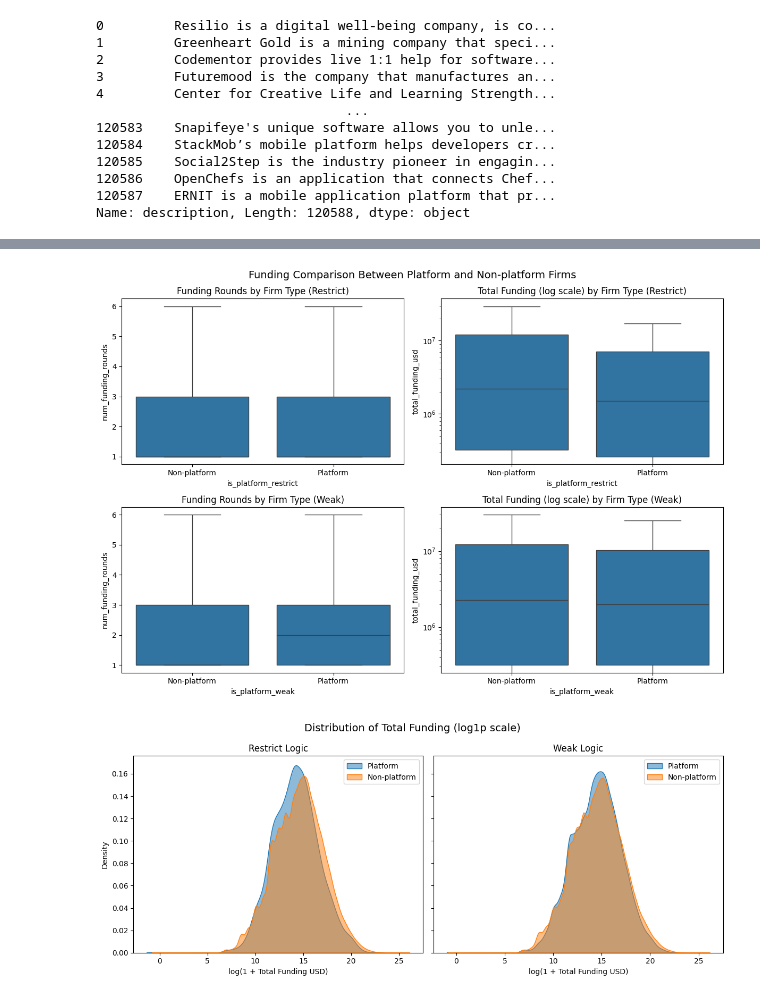
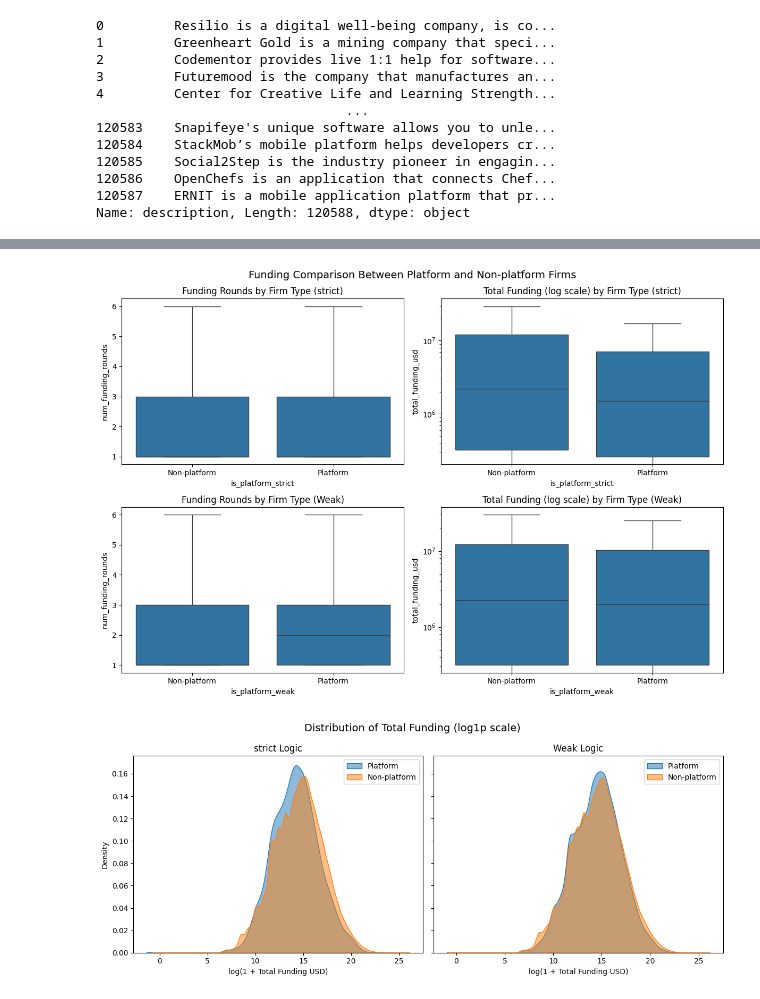
Before and after one commit to xiaohai12/RA-crunchbase-analysis, a Jupyter notebook: crunchbase_analysis.ipynb, the cells around one changed output, grey strips where cells are left out. Saved outputs shown, nothing was run; the diff lists cells and outputs as text; code cells hidden in the pictures.

```diff
--- a/crunchbase_analysis.ipynb
+++ b/crunchbase_analysis.ipynb
@@ -147,15 +186,15 @@ def check_platform_weak(row):
         return 0
 # %%
 def check_digital_nonplatform(row):
-    if not row['is_platform_restrict']:
+    if not row['is_platform_strict']:
         if row['num_keyword_digital_nonplatform'] >= row['num_keyword_nonditigal_nonplatform']:
             return 1
         else:
             return 0
     else:
-        return None
+        return -1
 # %%
-df_org_fund['is_platform_restrict'] = df_org_fund.apply(lambda row: check_platform_restrict(row), axis=1)
+df_org_fund['is_platform_strict'] = df_org_fund.apply(lambda row: check_platform_strict(row), axis=1)
 df_org_fund['is_platform_weak'] = df_org_fund.apply(lambda row: check_platform_weak(row), axis=1)
 # %%
 df_org_fund['is_digital_nonplatform'] = df_org_fund.apply(lambda row: check_digital_nonplatform(row), axis=1)
@@ -171,5 +230,6 @@ df_org_fund.head()
 # %%
 df_org_grouped = df_org_fund.groupby('uuid', as_index=False).first()
+df_org_grouped['first_round_on'] = df_org_grouped['FR_announced_on']
 df_org_grouped.drop(columns=['FR_uuid', 'FR_org_uuid', 'FR_name', 'FR_investment_type', 'FR_announced_on', 'FR_raised_amount_usd'], inplace=True)
 # %%
 df_org_grouped['description']
@@ -238,5 +301,2 @@ df_company
 # %%
 # df_company.to_csv('crunchbase_orgs_platform_classification.csv', index=False)
-# %%
-df_org_grouped = df_org_fund.groupby('uuid', as_index=False).first()
-df_org_grouped.drop(columns=['FR_uuid', 'FR_org_uuid', 'FR_name', 'FR_investment_type', 'FR_announced_on', 'FR_raised_amount_usd'], inplace=True)
@@ -255,63 +306,60 @@ nonplatform_restrict  = df_org_grouped[df_org_grouped['is_platform_restrict'] ==
 platform_weak = df_org_grouped[df_org_grouped['is_platform_weak'] == 1]
 nonplatform_weak = df_org_grouped[df_org_grouped['is_platform_weak'] == 0]
 # %%
-import matplotlib.pyplot as plt
-import seaborn as sns
-
 fig, axes = plt.subplots(2, 2, figsize=(12, 8))
 
-# --- (1,1) Restrict - num_funding_rounds ---
+# --- (1,1) strict - num_funding_rounds ---
 sns.boxplot(
     data=df_org_grouped,
-    x='is_platform_restrict',
+    x='is_platform_strict',
     y='num_funding_rounds',
     showfliers=False,
     ax=axes[0, 0]
 )
 axes[0, 0].set_xticklabels(['Non-platform', 'Platform'])
-axes[0, 0].set_title('Funding Rounds by Firm Type (Restrict)')
+axes[0, 0].set_title('Funding Rounds by Firm Type (strict)')
 
-# --- (1,2) Restrict - total_funding_usd ---
+# --- (1,2) strict - total_funding_usd ---
 sns.boxplot(
     data=df_org_grouped,
-    x='is_platform_restrict',
+    x='is_platform_strict',
     y='total_funding_usd',
     showfliers=False,
     ax=axes[0, 1]
 )
 axes[0, 1].set_yscale('log')
 axes[0, 1].set_xticklabels(['Non-platform', 'Platform'])
-axes[0, 1].set_title('Total Funding (log scale) by Firm Type (Restrict)')
+axes[0, 1].set_title('Total Funding (log scale) by Firm Type (strict)')
 
 # --- (2,1) Weak - num_funding_rounds ---
 sns.boxplot(
     data=df_org_grouped,
     x='is_platform_weak',
     y='num_funding_rounds',
     showfliers=False,
     ax=axes[1, 0]
 )
 axes[1, 0].set_xticklabels(['Non-platform', 'Platform'])
 axes[1, 0].set_title('Funding Rounds by Firm Type (Weak)')
 
 # --- (2,2) Weak - total_funding_usd ---
 sns.boxplot(
     data=df_org_grouped,
     x='is_platform_weak',
     y='total_funding_usd',
     showfliers=False,
     ax=axes[1, 1]
 )
 axes[1, 1].set_yscale('log')
 axes[1, 1].set_xticklabels(['Non-platform', 'Platform'])
 axes[1, 1].set_title('Total Funding (log scale) by Firm Type (Weak)')
 
 # --- Layout ---
 plt.tight_layout()
 plt.suptitle('Funding Comparison Between Platform and Non-platform Firms', fontsize=14, y=1.02)
 plt.show()
 # %% [output]
-[figure, old version]
+[figure, new version]
 # %%
 
 
```
Also changed, not shown: parts of 60 cells of this notebook, 2 other files.
